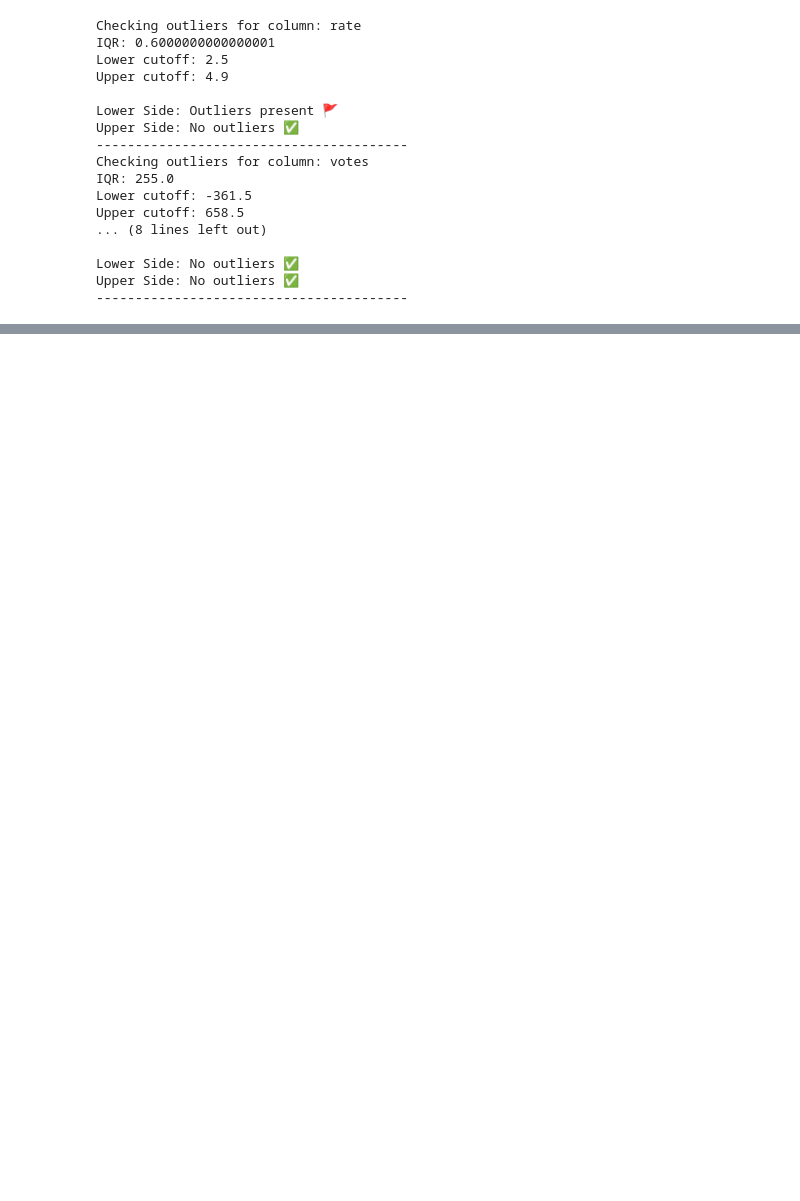
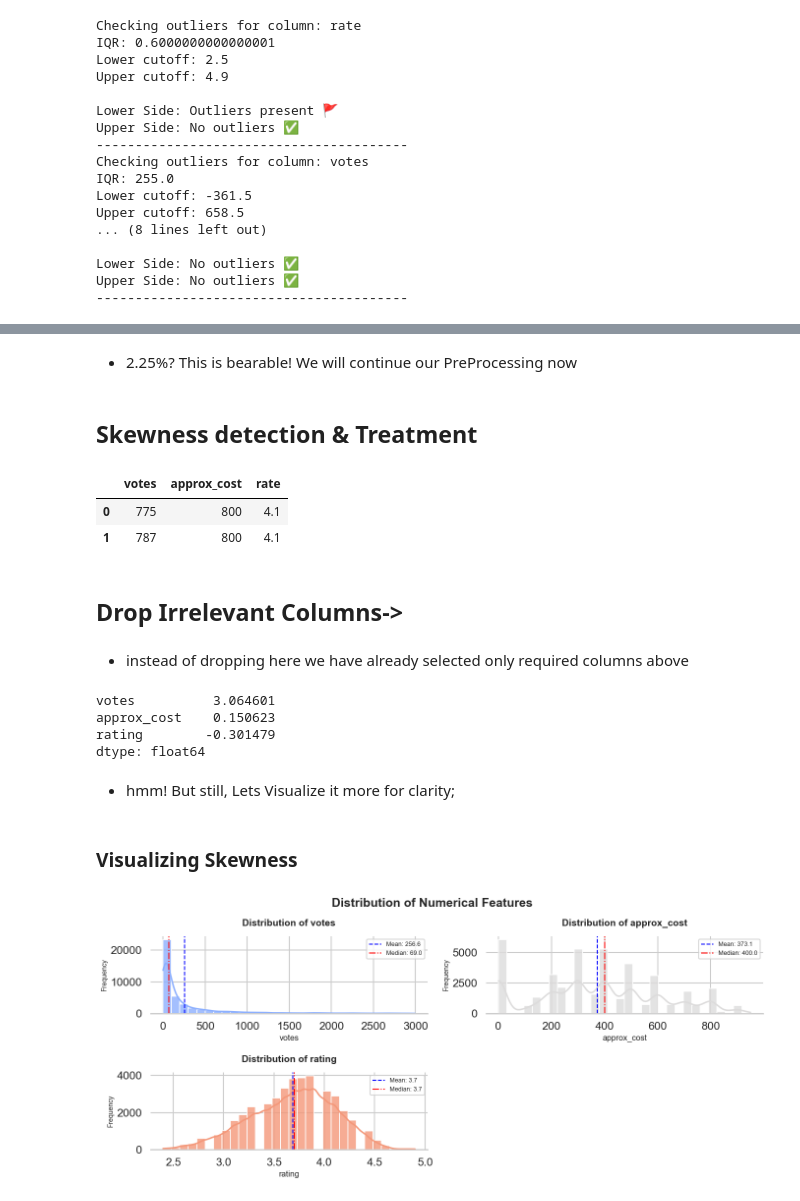
Before and after one commit to bhavbooks/Zomato-Restaurants-Rating-Prediction-, a Jupyter notebook: src/preprocessing.ipynb, the cells around one changed output, grey strips where cells are left out. Drawn from its saved outputs; the diff is of its cells as text; code cells hidden in the pictures; blank space fills up the shorter version.

Commit message:
Skewness Treatment

```diff
--- a/src/preprocessing.ipynb
+++ b/src/preprocessing.ipynb
@@ -148,0 +220,8 @@ Upper Side: No outliers ✅
+# %%
+# Calculate the z-scores for the specified numerical columns
+z = np.abs(zscore(df[numerical_columns_new]))
+
+# Create a new DataFrame df1 with rows where z-scores are less than 3 for all numerical columns
+df1 = df[(z < 3).all(axis=1)]
+new_df_shape = df1.shape
+new_df_shape
@@ -148,0 +238,17 @@ Upper Side: No outliers ✅
+# %% [markdown]
+- 2.25%? This is bearable! We will continue our PreProcessing now
+# %% [markdown]
+## Skewness detection & Treatment
+# %%
+## setting df1 as df for further preprocessing and
+# also selecting only the required columns for modeling
+df = df1[['votes','approx_cost', "rate"]]
+df.head(2)
+# %% [output]
+|  | votes | approx_cost | rate |
+| 0 | 775 | 800 | 4.1 |
+| 1 | 787 | 800 | 4.1 |
+# %% [markdown]
+## Drop Irrelevant Columns->
+# %% [markdown]
+- instead of dropping here we have already selected only required columns above
@@ -148,0 +266,16 @@ Upper Side: No outliers ✅
+# %%
+df['rating'] = df['rate']
+df = df.drop(columns=['rate'], axis=1)
+# %%
+df.skew()
+# %% [output]
+votes          3.064601
+approx_cost    0.150623
+rating        -0.301479
+dtype: float64
+# %% [markdown]
+- hmm! But still, Lets Visualize it more for clarity;
+# %%
+numerical_columns = df.select_dtypes(include=['int64', 'float64']).columns
+# %% [markdown]
+### Visualizing Skewness
@@ -148,0 +293,37 @@ Upper Side: No outliers ✅
+# %%
+sns.set_theme(style="whitegrid", context="talk")
+
+# Create figure canvas
+plt.figure(figsize=(14, 8))
+plotnum = 1
+palette = sns.color_palette("coolwarm", len(numerical_columns))
+
+for col, color in zip(numerical_columns, palette):
+    if plotnum <= 6:  # Limit number of plots
+        plt.subplot(3, 2, plotnum)
+
+        # Distribution with KDE and transparency for smooth look
+        sns.histplot(df[col], kde=True, color=color, bins=30, alpha=0.8, edgecolor='white', linewidth=1.2)
+
+        # Add mean and median lines for interpretability
+        mean_val = df[col].mean()
+        median_val = df[col].median()
+        plt.axvline(mean_val, color='blue', linestyle='--', lw=1.5, label=f'Mean: {mean_val:.1f}')
+        plt.axvline(median_val, color='red', linestyle='-.', lw=1.5, label=f'Median: {median_val:.1f}')
+
+        # Titles and labels
+        plt.title(f'Distribution of {col}', fontsize=14, weight='bold', pad=15)
+        plt.xlabel(col, fontsize=12)
+        plt.ylabel('Frequency', fontsize=10)
+        plt.legend(frameon=True, fontsize=9, loc='upper right')
+
+        sns.despine(left=True)  # Removes unnecessary borders
+
+        plotnum += 1
+
+plt.tight_layout()
+plt.suptitle("Distribution of Numerical Features", fontsize=18, weight="bold", y=1.02)
+plt.savefig('../visualizations/reports/numerical_features_distribution.png', bbox_inches='tight')
+plt.show()
+# %% [output]
+[figure, added]
```
Also changed, not shown: parts of 24 cells of this notebook, 5 other files.
